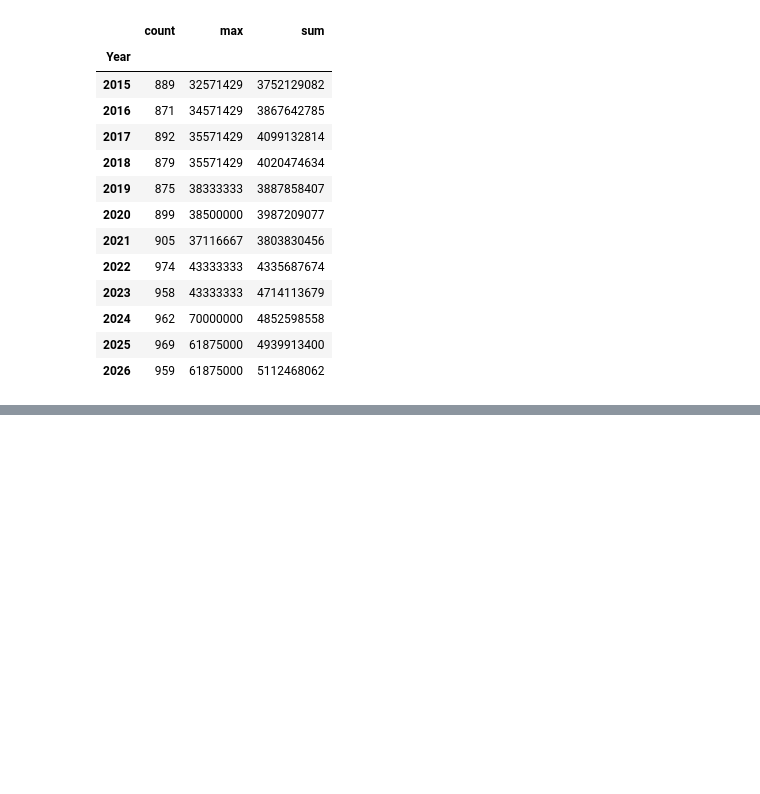
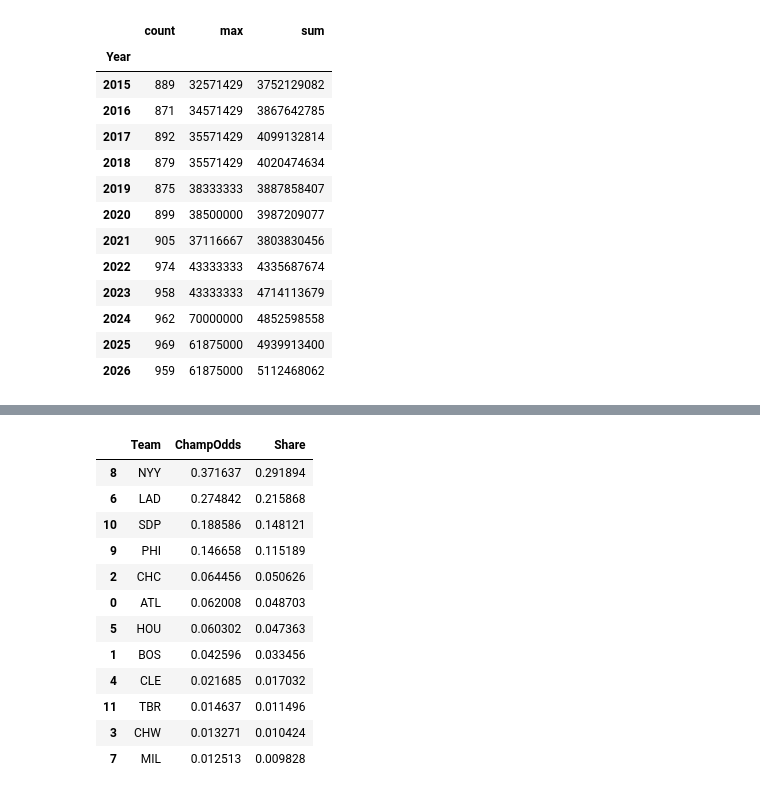
Before and after one commit to Alezanduh/mlb-salary-pred, a Jupyter notebook: analysis.ipynb, the cells around one changed output, grey strips where cells are left out. Drawn from its saved outputs; the diff is of its cells as text; code cells hidden in the pictures; blank space fills up the shorter version.

Commit message:
Predict winner as binary rather round

```diff
--- a/analysis.ipynb
+++ b/analysis.ipynb
@@ -96,7 +97,7 @@ for _, row in playoff_teams.iterrows():
         })
 
     print(team, year, wins, results[0] if results else None, len(players))
-    time.sleep(4)
+    time.sleep(3)
 
 team_rosters = pd.DataFrame(player_rows)
 team_rosters["Age"] = pd.to_numeric(team_rosters["Age"], errors="coerce")
@@ -186,6 +187,8 @@ salaries_all.groupby("Year")["Salary"].agg(["count", "max", "sum"])
 | 2026 | 959 | 61875000 | 5112468062 |
 # %%
 from parse import standardize_names
+from parse import parse_postseason
+
 salaries_all_clean = standardize_names(salaries_all, "Name")
 
 playoff_salary_df = pd.merge(
@@ -197,3 +200,4 @@ playoff_salary_df = pd.merge(
 )
 
 playoff_salary_df.drop(columns=["Playoff Result", "Pos"], inplace=True)
+playoff_salary_df["Round"] = playoff_salary_df["Postseason"].map(parse_postseason)
@@ -258,0 +232,14 @@ acq_counts.rename(
+# %%
+predictors_df = salary_features_df.sort_values(["Team", "Year"]).reset_index(drop=True)
+
+# only carry over last season's salary when the team also made the playoffs the year before
+consecutive = predictors_df["Year"] - predictors_df.groupby("Team")["Year"].shift(1) == 1
+predictors_df["prevTotalSalary"] = predictors_df.groupby("Team")["totalSalary"].shift(1).where(consecutive)
+predictors_df["prevAvgSalary"] = predictors_df.groupby("Team")["avgSalary"].shift(1).where(consecutive)
+predictors_df["salaryGrowthRate"] = (
+    (predictors_df["totalSalary"] - predictors_df["prevTotalSalary"])
+    / predictors_df["prevTotalSalary"]
+)
+
+# a prior-year total of 0 (no salaries matched) divides to inf, so treat it as missing
+predictors_df = predictors_df.replace([np.inf, -np.inf], np.nan)
@@ -258,0 +338,26 @@ acq_counts.rename(
+# %%
+X_val = validation.drop(columns=FEATURE_DROP)
+val_proba = best_model.predict_proba(X_val)
+class_idx = list(best_model.classes_).index(True)
+
+title_odds = pd.DataFrame({
+    "Team": validation["Team"].values,
+    "ChampOdds": val_proba[:, class_idx],
+}).sort_values("ChampOdds", ascending=False)
+
+title_odds["Share"] = title_odds["ChampOdds"] / title_odds["ChampOdds"].sum()
+title_odds
+# %% [output]
+|  | Team | ChampOdds | Share |
+| 8 | NYY | 0.371637 | 0.291894 |
+| 6 | LAD | 0.274842 | 0.215868 |
+| 10 | SDP | 0.188586 | 0.148121 |
+| 9 | PHI | 0.146658 | 0.115189 |
+| 2 | CHC | 0.064456 | 0.050626 |
+| 0 | ATL | 0.062008 | 0.048703 |
+| 5 | HOU | 0.060302 | 0.047363 |
+| 1 | BOS | 0.042596 | 0.033456 |
+| 4 | CLE | 0.021685 | 0.017032 |
+| 11 | TBR | 0.014637 | 0.011496 |
+| 3 | CHW | 0.013271 | 0.010424 |
+| 7 | MIL | 0.012513 | 0.009828 |
```
Also changed, not shown: parts of 10 cells of this notebook, 2 other files.
